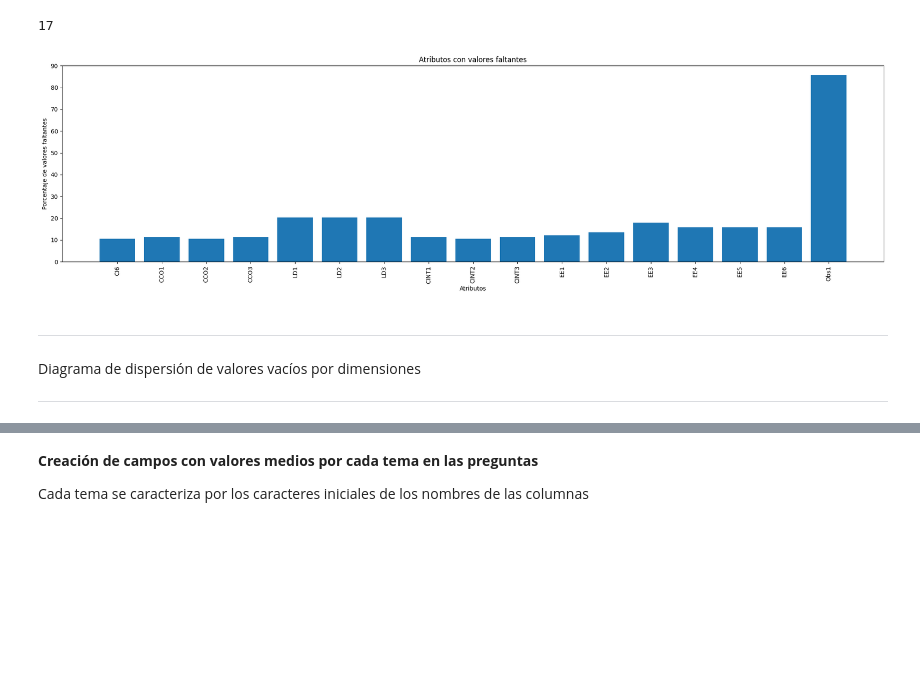
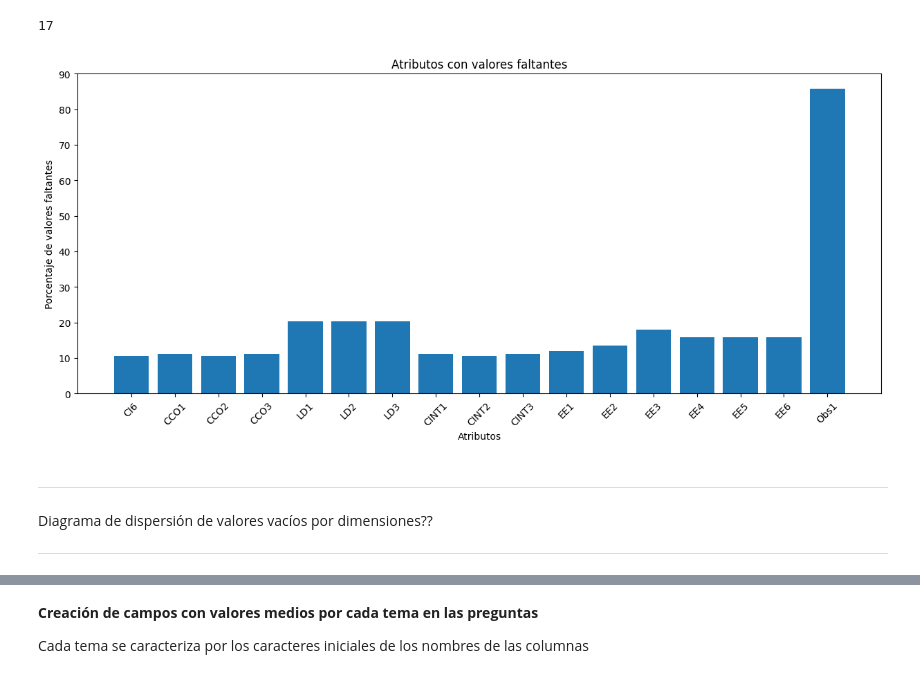
Before and after one commit to mbaroja/TFM, a Jupyter notebook: EDA.ipynb, the cells around one changed output, grey strips where cells are left out. Saved outputs shown, nothing was run; the diff lists cells and outputs as text; code cells hidden in the pictures; blank space fills up the shorter version.

```diff
--- a/EDA.ipynb
+++ b/EDA.ipynb
@@ -72,5 +79,5 @@ plt.show()
 # %%
 # Elimina los registros con todos los valores nulos, excepto las columnas de dimensiones
 #df_sin_nulos = df.dropna(subset=df.columns.difference(dimensiones), how='all',inplace=False)
-df_sin_nulos = df[df.columns[6:]].dropna(how='all',inplace=False)
+df_sin_nulos=df.dropna(subset=df.columns[6:],how='all',inplace=False)
 # %%
@@ -94,8 +127,8 @@ missing_values = df_sin_nulos.isnull().sum()
 # %%
-# Se seleccionan aquellos atributos que tengan más de un umbral de valores faltantes
+# Se seleccionan aquellos atributos que estén por encima de un umbral de valores faltantes, dejando de lado las 6 columnas de dimensiones
 threshold = 10
 
-missing_percentage = (missing_values / len(df_sin_nulos)) * 100
+missing_percentage = (missing_values[6:]  / len(df_sin_nulos)) * 100
 
 attributes_with_missing = missing_percentage[missing_percentage > threshold].index.tolist()
 
@@ -104,22 +137,23 @@ len(attributes_with_missing)
 17
 # %%
 # Se dibujan los atributos que superan el umbral de valores faltantes
-plt.figure(figsize=(25, 6))
+plt.figure(figsize=(15, 6))
 plt.bar(attributes_with_missing, missing_percentage[attributes_with_missing])
 plt.xlabel('Atributos')
 plt.ylabel('Porcentaje de valores faltantes')
 plt.title('Atributos con valores faltantes')
-plt.xticks(rotation=90)  # Rotar las etiquetas del eje x para una mejor legibilidad
+plt.xticks(rotation=45)  # Rotar las etiquetas del eje x para una mejor legibilidad
+
 
 plt.show()
 # %% [output]
-[figure, old version]
+[figure, new version]
 # %% [markdown]
 
 
 ---
 
 
-Diagrama de dispersión de valores vacíos por dimensiones
+Diagrama de dispersión de valores vacíos por dimensiones??
 
 ---
```
Also changed, not shown: parts of 13 cells of this notebook.
